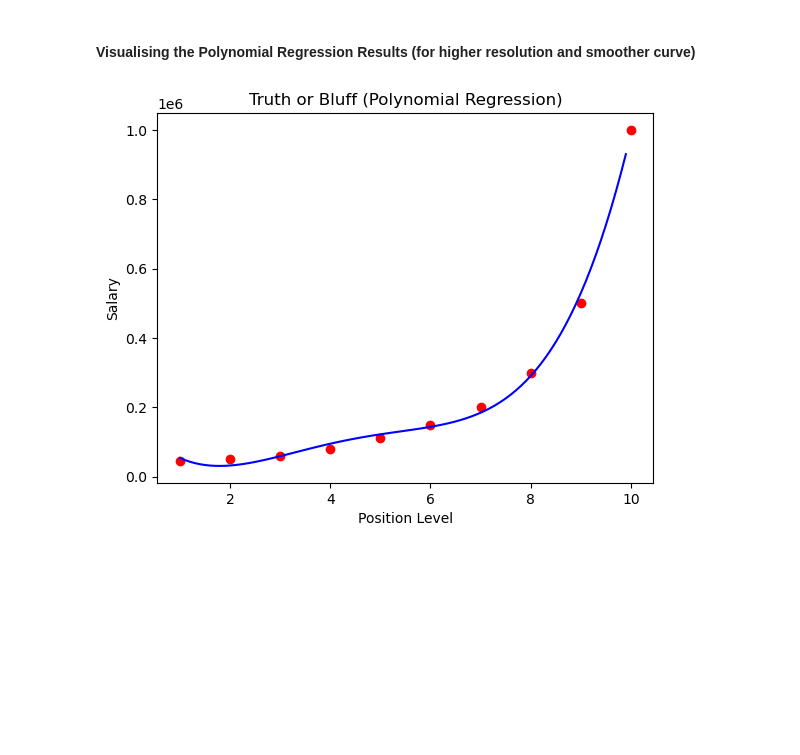
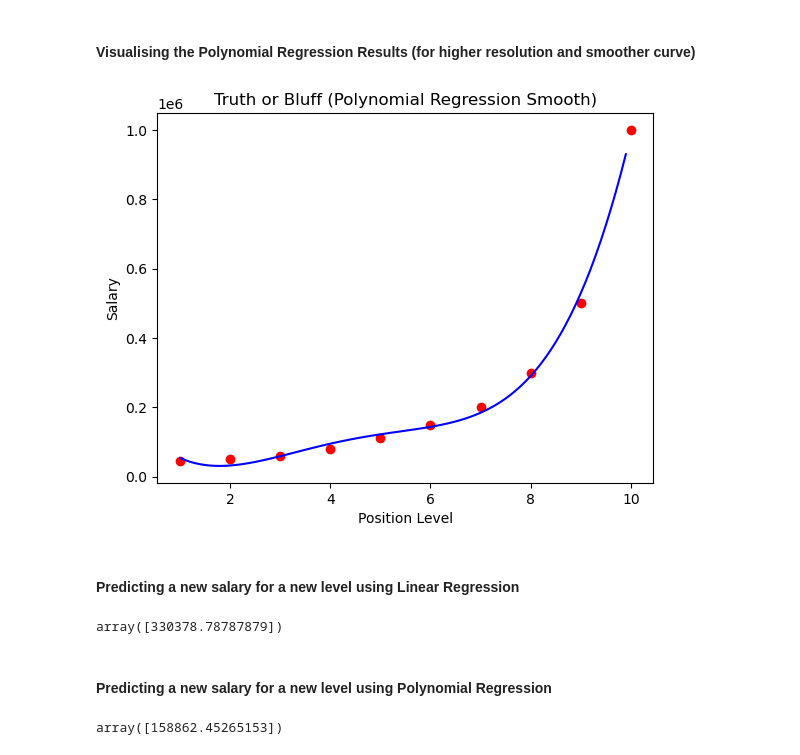
Before and after one commit to maurizioprizzi/polynomial_linear_regression, a Jupyter notebook: 014.ipynb, the cells around one changed output. Saved outputs shown, nothing was run; the diff lists cells and outputs as text; code cells hidden in the pictures; blank space fills up the shorter version.

```diff
--- a/014.ipynb
+++ b/014.ipynb
@@ -55,11 +55,23 @@ plt.show()
 # %%
 X_grid = np.arange(min(X), max(X), 0.1)
 X_grid = X_grid.reshape((len(X_grid), 1))
 plt.scatter(X, y,  color = 'red')
 plt.plot(X_grid, lin_reg_2.predict(poly_reg.fit_transform(X_grid)), color = 'blue')
-plt.title('Truth or Bluff (Polynomial Regression)')
+plt.title('Truth or Bluff (Polynomial Regression Smooth)')
 plt.xlabel('Position Level')
 plt.ylabel('Salary')
 plt.show()
 # %% [output]
-[figure, old version]
+[figure, new version]
+# %% [markdown]
+#### Predicting a new salary for a new level using Linear Regression
+# %%
+lin_reg.predict([[6.5]])
+# %% [output]
+array([330378.78787879])
+# %% [markdown]
+#### Predicting a new salary for a new level using Polynomial Regression
+# %%
+lin_reg_2.predict(poly_reg.fit_transform([[6.5]]))
+# %% [output]
+array([158862.45265153])
```
